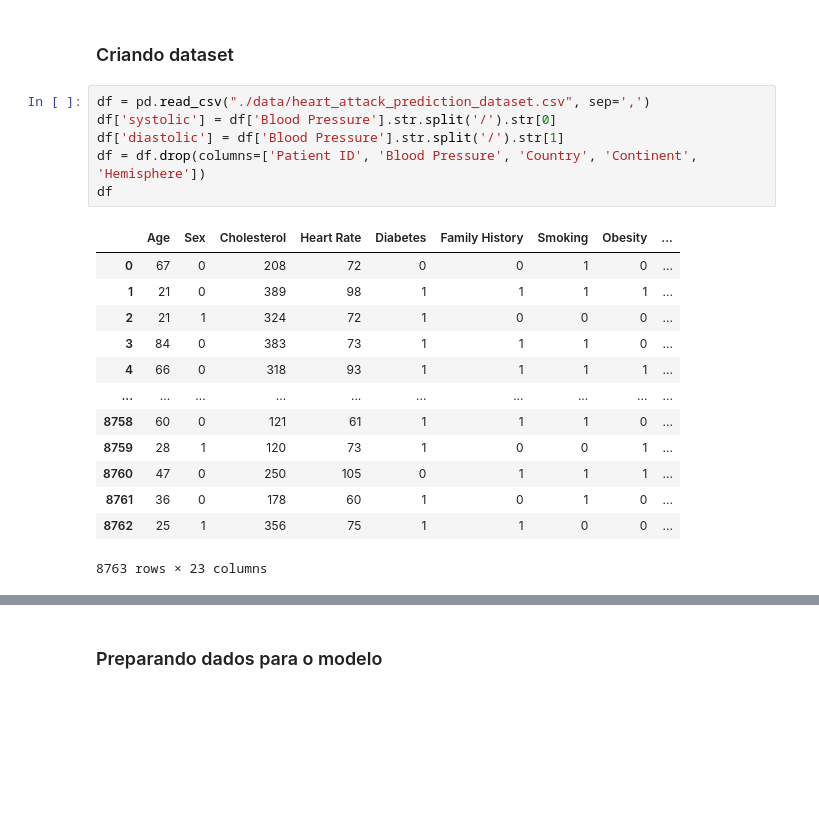
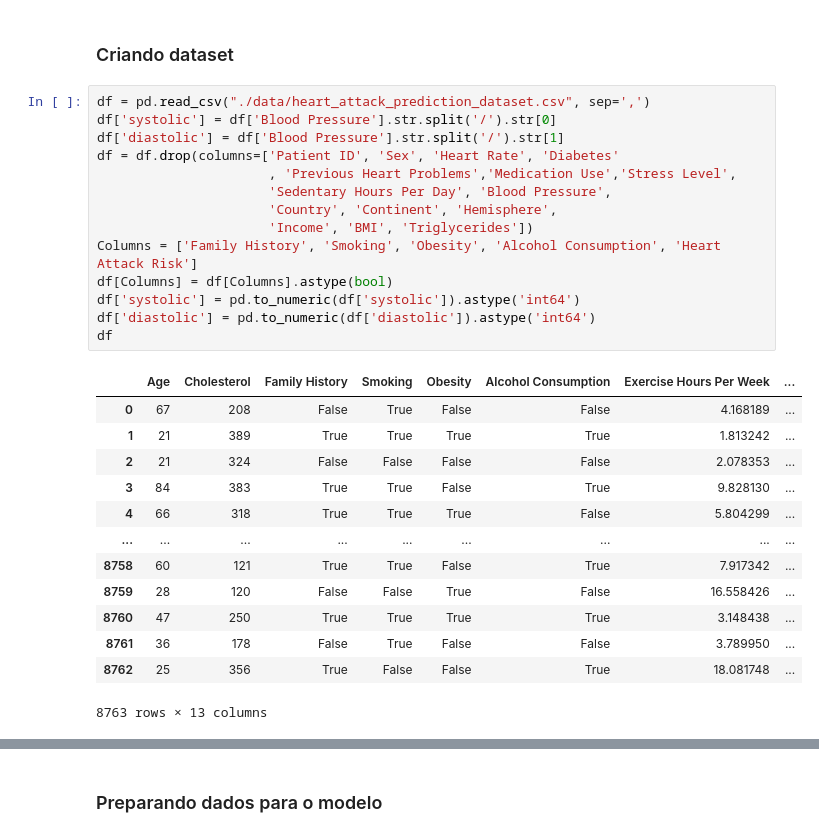
Before and after one commit to MarceloBuch/A3-artificial-inteligence-2023, a Jupyter notebook: decisionTree.ipynb, the cells around one changed output, grey strips where cells are left out. Saved outputs shown, nothing was run; the diff lists cells and outputs as text; blank space fills up the shorter version.

```diff
--- a/decisionTree.ipynb
+++ b/decisionTree.ipynb
@@ -17,20 +17,28 @@ import matplotlib.pyplot as plt
 # %%
 df = pd.read_csv("./data/heart_attack_prediction_dataset.csv", sep=',')
 df['systolic'] = df['Blood Pressure'].str.split('/').str[0]
 df['diastolic'] = df['Blood Pressure'].str.split('/').str[1]
-df = df.drop(columns=['Patient ID', 'Blood Pressure', 'Country', 'Continent', 'Hemisphere'])
+df = df.drop(columns=['Patient ID', 'Sex', 'Heart Rate', 'Diabetes'
+                      , 'Previous Heart Problems','Medication Use','Stress Level',
+                      'Sedentary Hours Per Day', 'Blood Pressure',
+                      'Country', 'Continent', 'Hemisphere',
+                      'Income', 'BMI', 'Triglycerides'])
+Columns = ['Family History', 'Smoking', 'Obesity', 'Alcohol Consumption', 'Heart Attack Risk']
+df[Columns] = df[Columns].astype(bool)
+df['systolic'] = pd.to_numeric(df['systolic']).astype('int64')
+df['diastolic'] = pd.to_numeric(df['diastolic']).astype('int64')
 df
 # %% [output]
-|  | Age | Sex | Cholesterol | Heart Rate | Diabetes | Family History | Smoking | Obesity | ... |
-| 0 | 67 | 0 | 208 | 72 | 0 | 0 | 1 | 0 | ... |
-| 1 | 21 | 0 | 389 | 98 | 1 | 1 | 1 | 1 | ... |
-| 2 | 21 | 1 | 324 | 72 | 1 | 0 | 0 | 0 | ... |
-| 3 | 84 | 0 | 383 | 73 | 1 | 1 | 1 | 0 | ... |
-| 4 | 66 | 0 | 318 | 93 | 1 | 1 | 1 | 1 | ... |
-| ... | ... | ... | ... | ... | ... | ... | ... | ... | ... |
-| 8758 | 60 | 0 | 121 | 61 | 1 | 1 | 1 | 0 | ... |
-| 8759 | 28 | 1 | 120 | 73 | 1 | 0 | 0 | 1 | ... |
-| 8760 | 47 | 0 | 250 | 105 | 0 | 1 | 1 | 1 | ... |
-| 8761 | 36 | 0 | 178 | 60 | 1 | 0 | 1 | 0 | ... |
-| 8762 | 25 | 1 | 356 | 75 | 1 | 1 | 0 | 0 | ... |
+|  | Age | Cholesterol | Family History | Smoking | Obesity | Alcohol Consumption | Exercise Hours Per Week | ... |
+| 0 | 67 | 208 | False | True | False | False | 4.168189 | ... |
+| 1 | 21 | 389 | True | True | True | True | 1.813242 | ... |
+| 2 | 21 | 324 | False | False | False | False | 2.078353 | ... |
+| 3 | 84 | 383 | True | True | False | True | 9.828130 | ... |
+| 4 | 66 | 318 | True | True | True | False | 5.804299 | ... |
+| ... | ... | ... | ... | ... | ... | ... | ... | ... |
+| 8758 | 60 | 121 | True | True | False | True | 7.917342 | ... |
+| 8759 | 28 | 120 | False | False | True | False | 16.558426 | ... |
+| 8760 | 47 | 250 | True | True | True | True | 3.148438 | ... |
+| 8761 | 36 | 178 | False | True | False | False | 3.789950 | ... |
+| 8762 | 25 | 356 | True | False | False | True | 18.081748 | ... |
-8763 rows × 23 columns
+8763 rows × 13 columns
```
Also changed, not shown: parts of 5 cells of this notebook, 2 other files.
